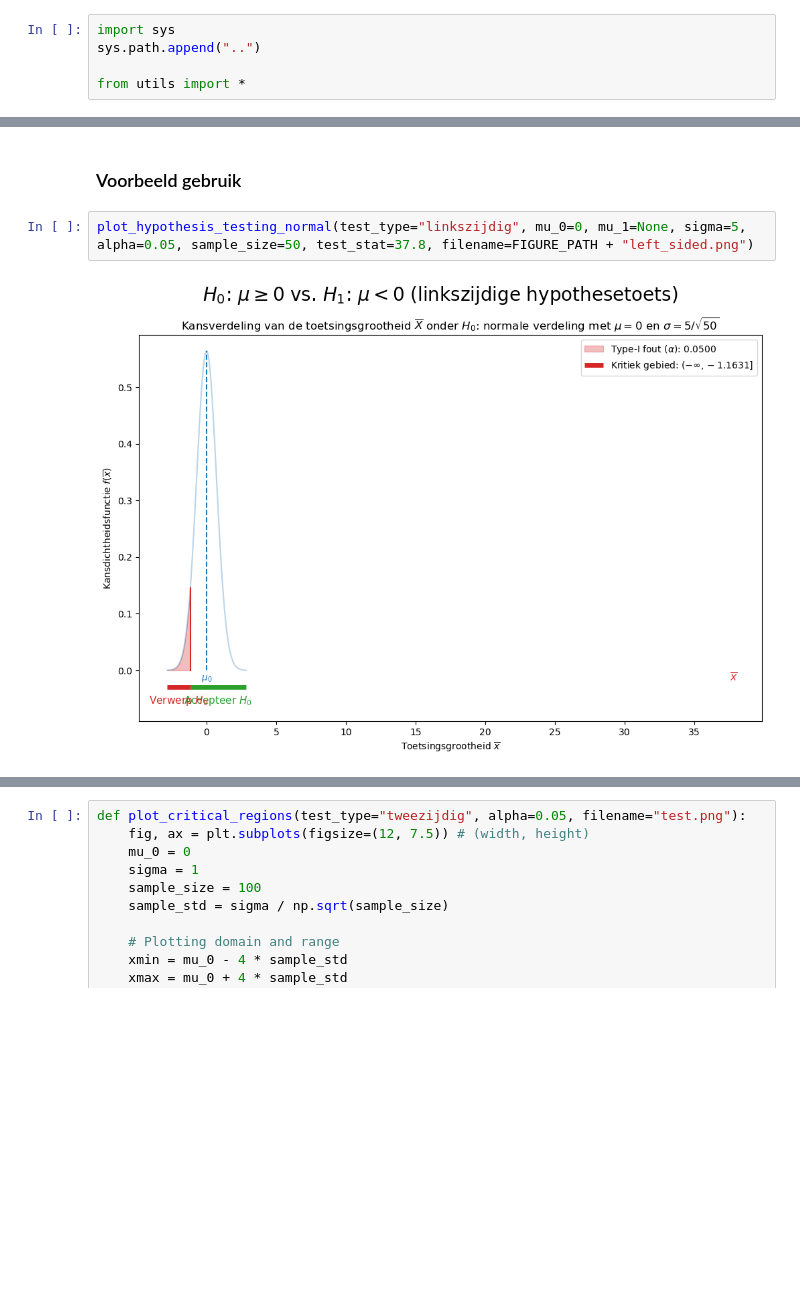
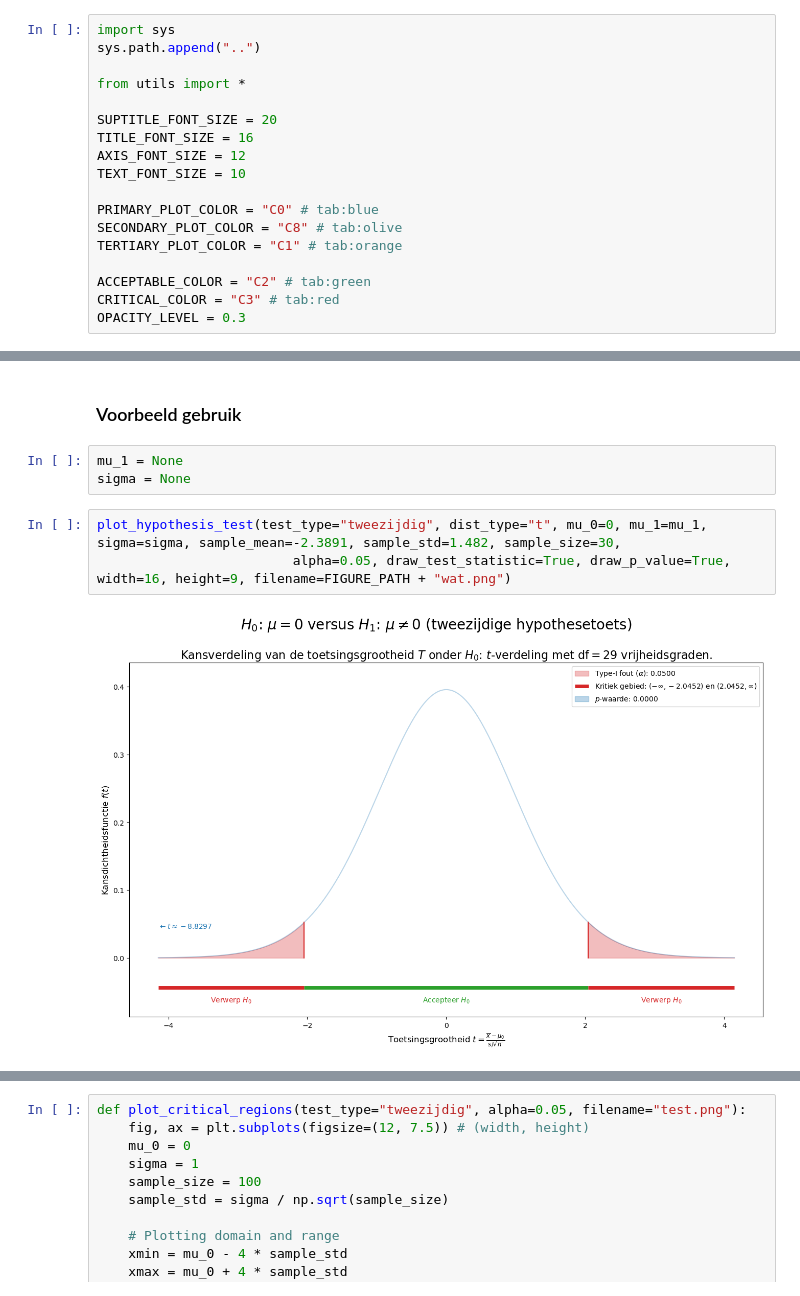
Before and after one commit to DBlom96/Statistiek, a Jupyter notebook: Python/statistics_utils/notebooks/hypothesis_testing.ipynb, the cells around one changed output, grey strips where cells are left out. Cells and saved outputs as stored; diff of their text form; blank space fills up the shorter version.

```diff
--- a/Python/statistics_utils/notebooks/hypothesis_testing.ipynb
+++ b/Python/statistics_utils/notebooks/hypothesis_testing.ipynb
@@ -3,5 +3,18 @@ import sys
 sys.path.append("..")
 
 from utils import *
+
+SUPTITLE_FONT_SIZE = 20
+TITLE_FONT_SIZE = 16
+AXIS_FONT_SIZE = 12
+TEXT_FONT_SIZE = 10
+
+PRIMARY_PLOT_COLOR = "C0" # tab:blue
+SECONDARY_PLOT_COLOR = "C8" # tab:olive
+TERTIARY_PLOT_COLOR = "C1" # tab:orange
+
+ACCEPTABLE_COLOR = "C2" # tab:green
+CRITICAL_COLOR = "C3" # tab:red
+OPACITY_LEVEL = 0.3
 # %% [markdown]
 # Hypothesetoetsen
@@ -120,6 +184,10 @@ def plot_hypothesis_testing_normal(test_type="tweezijdig", mu_0=0, mu_1=None, si
 # %% [markdown]
 ### Voorbeeld gebruik
+# %%
+mu_1 = None
+sigma = None
 # %%
-plot_hypothesis_testing_normal(test_type="linkszijdig", mu_0=0, mu_1=None, sigma=5, alpha=0.05, sample_size=50, test_stat=37.8, filename=FIGURE_PATH + "left_sided.png")
+plot_hypothesis_test(test_type="tweezijdig", dist_type="t", mu_0=0, mu_1=mu_1, sigma=sigma, sample_mean=-2.3891, sample_std=1.482, sample_size=30,
+                         alpha=0.05, draw_test_statistic=True, draw_p_value=True, width=16, height=9, filename=FIGURE_PATH + "wat.png")
 # %% [output]
-[figure, old version]
+[figure, new version]
```
Also changed, not shown: parts of 10 cells of this notebook, 18 other files.
